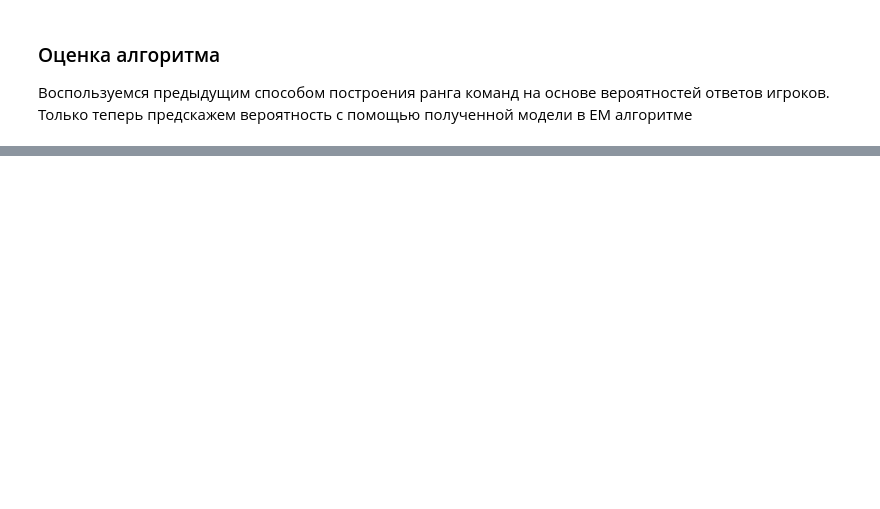
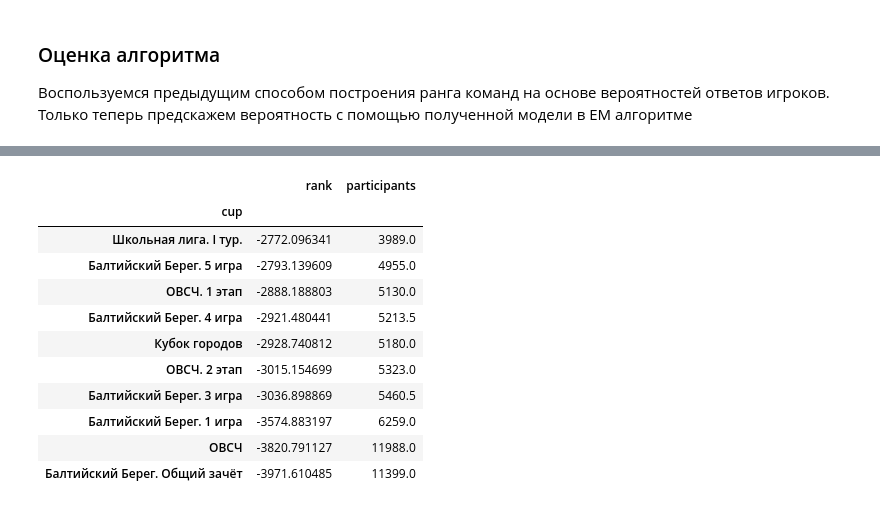
Before and after one commit to Wunder9l/made-advanced-ml, a Jupyter notebook: hw/2nd/what_where_when.ipynb, the cells around one changed output, grey strips where cells are left out. Saved outputs shown, nothing was run; the diff lists cells and outputs as text; code cells hidden in the pictures; blank space fills up the shorter version.

```diff
--- a/hw/2nd/what_where_when.ipynb
+++ b/hw/2nd/what_where_when.ipynb
@@ -488,0 +593,16 @@ Wall time: 226 ms
+# %%
+# простые
+cups_difficulty[cups_difficulty.participants > 20][-10:]
+# %% [output]
+|  | rank | participants |
+| cup |  |  |
+| Школьная лига. I тур. | -2772.096341 | 3989.0 |
+| Балтийский Берег. 5 игра | -2793.139609 | 4955.0 |
+| ОВСЧ. 1 этап | -2888.188803 | 5130.0 |
+| Балтийский Берег. 4 игра | -2921.480441 | 5213.5 |
+| Кубок городов | -2928.740812 | 5180.0 |
+| ОВСЧ. 2 этап | -3015.154699 | 5323.0 |
+| Балтийский Берег. 3 игра | -3036.898869 | 5460.5 |
+| Балтийский Берег. 1 игра | -3574.883197 | 6259.0 |
+| ОВСЧ | -3820.791127 | 11988.0 |
+| Балтийский Берег. Общий зачёт | -3971.610485 | 11399.0 |
```
Also changed, not shown: parts of 26 cells of this notebook, 1 other file.
